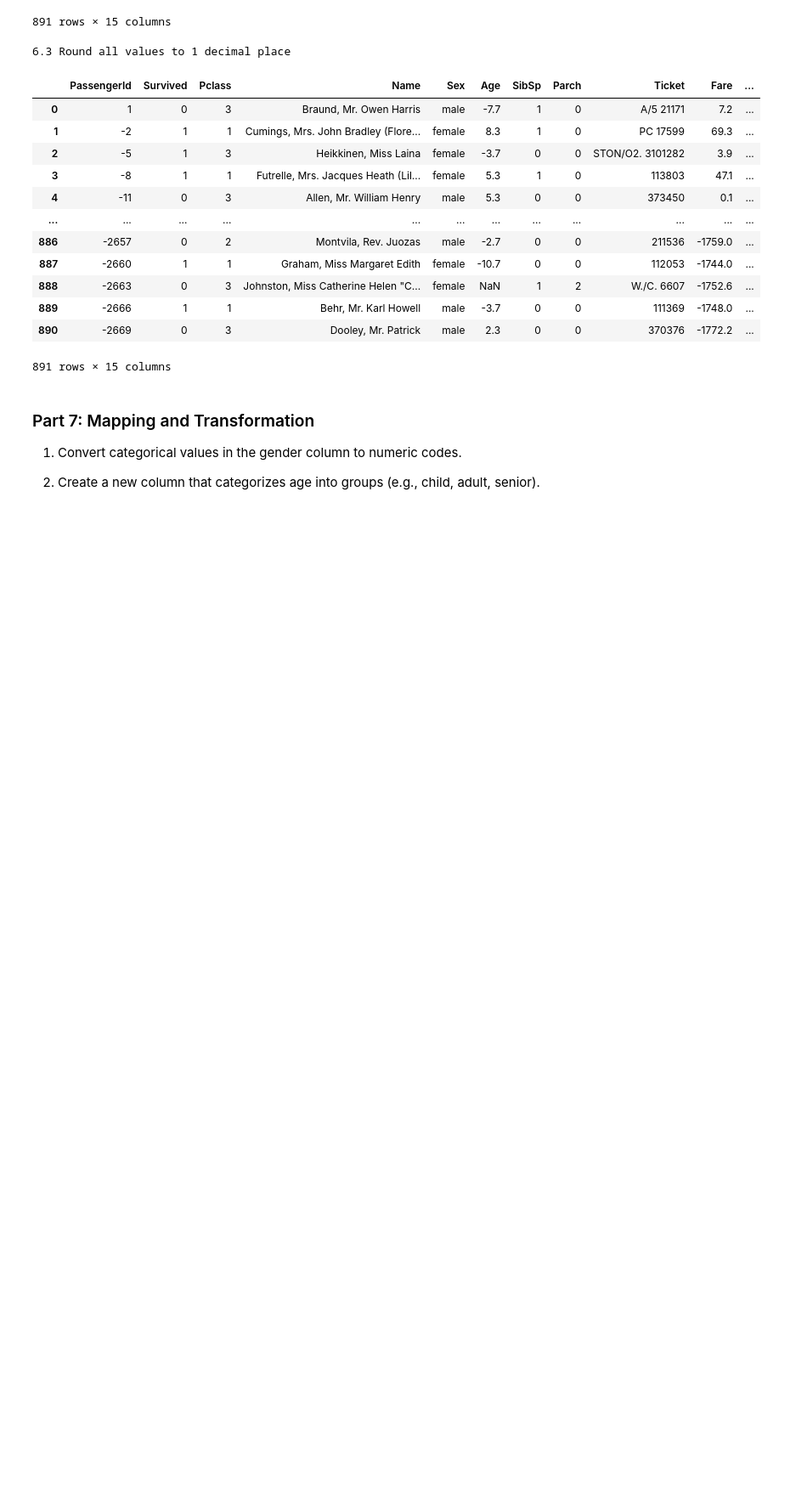
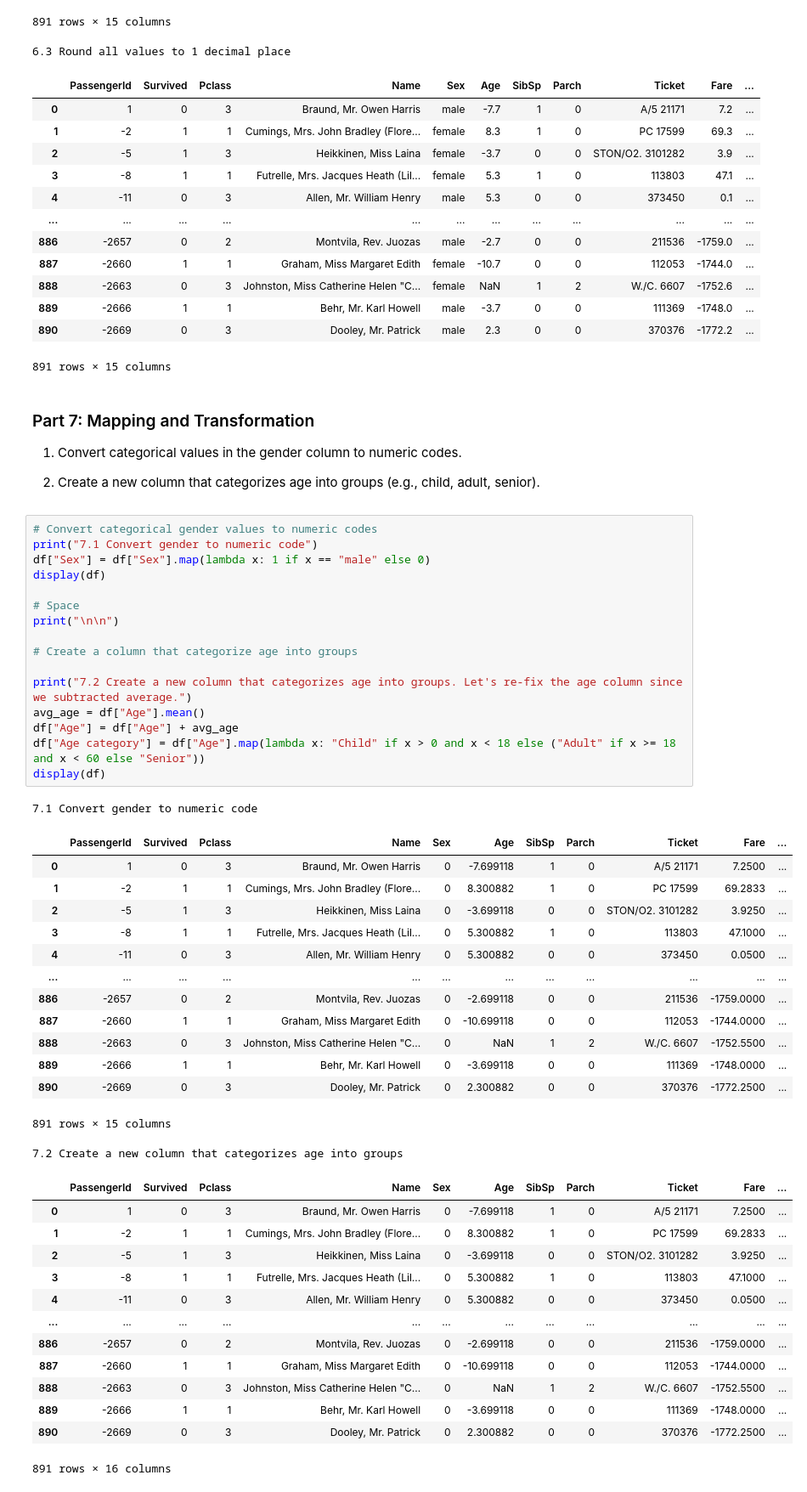
Before and after one commit to atifmmahmud/mahmud_atif_LabTask, a Jupyter notebook: LabTask01/LabTask01.ipynb, the cells around one changed output. Shown at 85% size. Cells and saved outputs as stored; diff of their text form; blank space fills up the shorter version.

```diff
--- a/LabTask01/LabTask01.ipynb
+++ b/LabTask01/LabTask01.ipynb
@@ -515,3 +515,48 @@ display(df_rounded)
 1. Convert categorical values in the gender column to numeric codes.
 
 2. Create a new column that categorizes age into groups (e.g., child, adult, senior).
+# %%
+# Convert categorical gender values to numeric codes
+print("7.1 Convert gender to numeric code")
+df["Sex"] = df["Sex"].map(lambda x: 1 if x == "male" else 0)
+display(df)
+
+# Space
+print("\n\n")
+
+# Create a column that categorize age into groups
+
+print("7.2 Create a new column that categorizes age into groups. Let's re-fix the age column since we subtracted average.")
+avg_age = df["Age"].mean()
+df["Age"] = df["Age"] + avg_age
+df["Age category"] = df["Age"].map(lambda x: "Child" if x > 0 and x < 18 else ("Adult" if x >= 18 and x < 60 else "Senior"))
+display(df)
+# %% [output]
+7.1 Convert gender to numeric code
+|  | PassengerId | Survived | Pclass | Name | Sex | Age | SibSp | Parch | Ticket | Fare | ... |
+| 0 | 1 | 0 | 3 | Braund, Mr. Owen Harris | 0 | -7.699118 | 1 | 0 | A/5 21171 | 7.2500 | ... |
+| 1 | -2 | 1 | 1 | Cumings, Mrs. John Bradley (Flore... | 0 | 8.300882 | 1 | 0 | PC 17599 | 69.2833 | ... |
+| 2 | -5 | 1 | 3 | Heikkinen, Miss Laina | 0 | -3.699118 | 0 | 0 | STON/O2. 3101282 | 3.9250 | ... |
+| 3 | -8 | 1 | 1 | Futrelle, Mrs. Jacques Heath (Lil... | 0 | 5.300882 | 1 | 0 | 113803 | 47.1000 | ... |
+| 4 | -11 | 0 | 3 | Allen, Mr. William Henry | 0 | 5.300882 | 0 | 0 | 373450 | 0.0500 | ... |
+| ... | ... | ... | ... | ... | ... | ... | ... | ... | ... | ... | ... |
+| 886 | -2657 | 0 | 2 | Montvila, Rev. Juozas | 0 | -2.699118 | 0 | 0 | 211536 | -1759.0000 | ... |
+| 887 | -2660 | 1 | 1 | Graham, Miss Margaret Edith | 0 | -10.699118 | 0 | 0 | 112053 | -1744.0000 | ... |
+| 888 | -2663 | 0 | 3 | Johnston, Miss Catherine Helen "C... | 0 | NaN | 1 | 2 | W./C. 6607 | -1752.5500 | ... |
+| 889 | -2666 | 1 | 1 | Behr, Mr. Karl Howell | 0 | -3.699118 | 0 | 0 | 111369 | -1748.0000 | ... |
+| 890 | -2669 | 0 | 3 | Dooley, Mr. Patrick | 0 | 2.300882 | 0 | 0 | 370376 | -1772.2500 | ... |
+891 rows × 15 columns
+7.2 Create a new column that categorizes age into groups
+|  | PassengerId | Survived | Pclass | Name | Sex | Age | SibSp | Parch | Ticket | Fare | ... |
+| 0 | 1 | 0 | 3 | Braund, Mr. Owen Harris | 0 | -7.699118 | 1 | 0 | A/5 21171 | 7.2500 | ... |
+| 1 | -2 | 1 | 1 | Cumings, Mrs. John Bradley (Flore... | 0 | 8.300882 | 1 | 0 | PC 17599 | 69.2833 | ... |
+| 2 | -5 | 1 | 3 | Heikkinen, Miss Laina | 0 | -3.699118 | 0 | 0 | STON/O2. 3101282 | 3.9250 | ... |
+| 3 | -8 | 1 | 1 | Futrelle, Mrs. Jacques Heath (Lil... | 0 | 5.300882 | 1 | 0 | 113803 | 47.1000 | ... |
+| 4 | -11 | 0 | 3 | Allen, Mr. William Henry | 0 | 5.300882 | 0 | 0 | 373450 | 0.0500 | ... |
+| ... | ... | ... | ... | ... | ... | ... | ... | ... | ... | ... | ... |
+| 886 | -2657 | 0 | 2 | Montvila, Rev. Juozas | 0 | -2.699118 | 0 | 0 | 211536 | -1759.0000 | ... |
+| 887 | -2660 | 1 | 1 | Graham, Miss Margaret Edith | 0 | -10.699118 | 0 | 0 | 112053 | -1744.0000 | ... |
+| 888 | -2663 | 0 | 3 | Johnston, Miss Catherine Helen "C... | 0 | NaN | 1 | 2 | W./C. 6607 | -1752.5500 | ... |
+| 889 | -2666 | 1 | 1 | Behr, Mr. Karl Howell | 0 | -3.699118 | 0 | 0 | 111369 | -1748.0000 | ... |
+| 890 | -2669 | 0 | 3 | Dooley, Mr. Patrick | 0 | 2.300882 | 0 | 0 | 370376 | -1772.2500 | ... |
+891 rows × 16 columns
```
